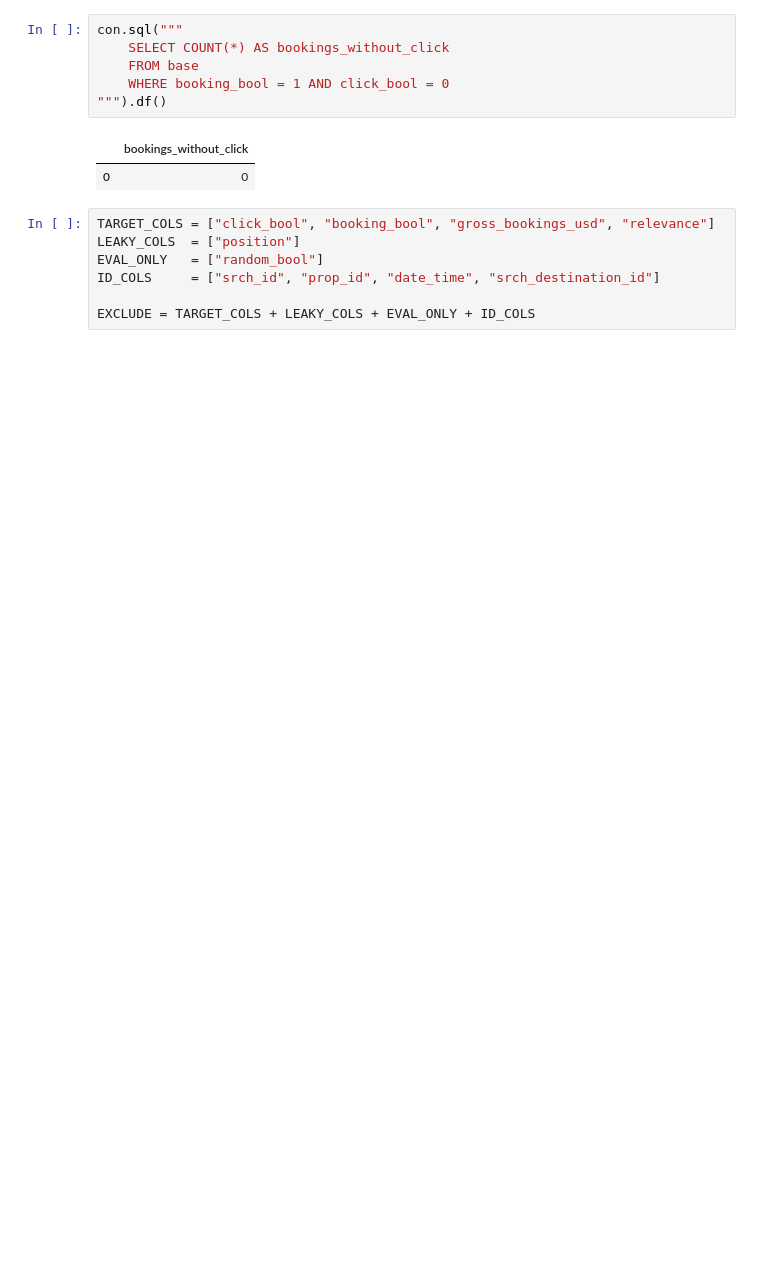
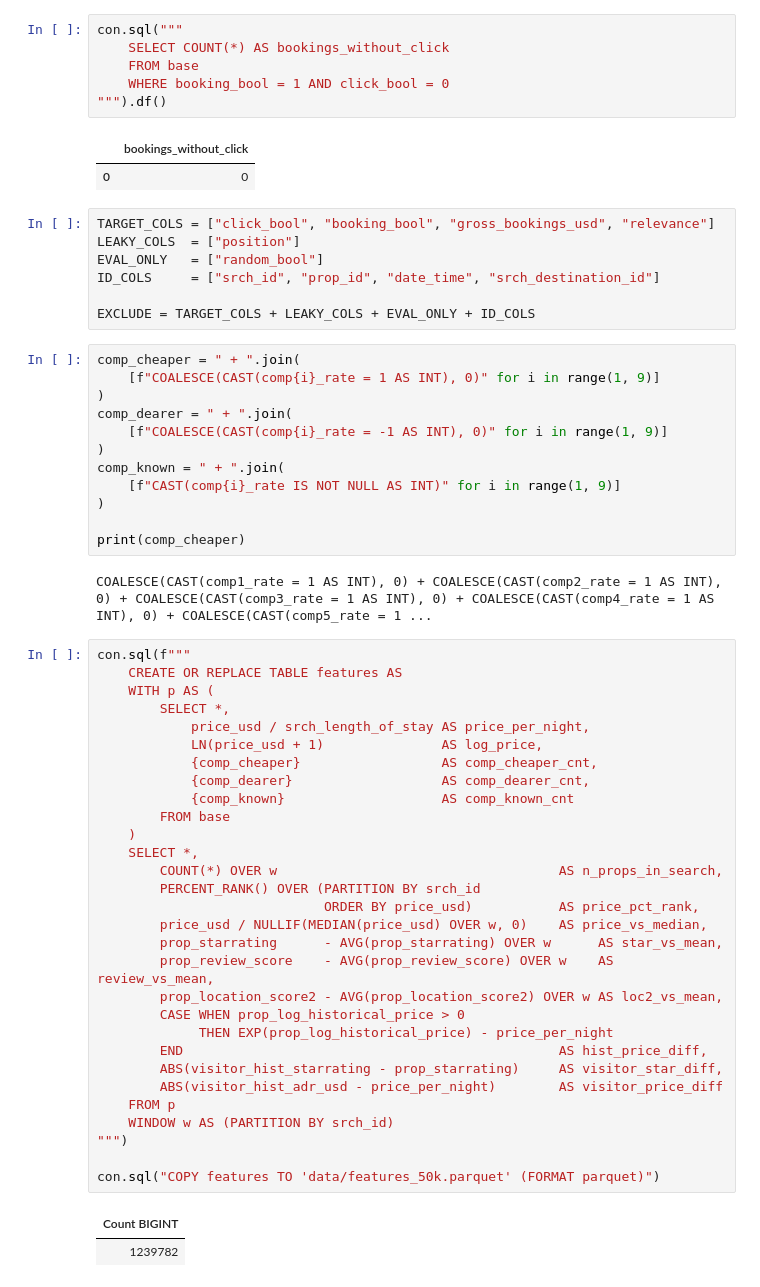
Before and after one commit to MuhammadAhmedMasood/expedia-ranking, a Jupyter notebook: 02_eda.ipynb, the cells around one changed output. Drawn from its saved outputs; the diff is of its cells as text; blank space fills up the shorter version.

```diff
--- a/02_eda.ipynb
+++ b/02_eda.ipynb
@@ -142,3 +166,50 @@ EVAL_ONLY   = ["random_bool"]
 ID_COLS     = ["srch_id", "prop_id", "date_time", "srch_destination_id"]
 
 EXCLUDE = TARGET_COLS + LEAKY_COLS + EVAL_ONLY + ID_COLS
+# %%
+comp_cheaper = " + ".join(
+    [f"COALESCE(CAST(comp{i}_rate = 1 AS INT), 0)" for i in range(1, 9)]
+)
+comp_dearer = " + ".join(
+    [f"COALESCE(CAST(comp{i}_rate = -1 AS INT), 0)" for i in range(1, 9)]
+)
+comp_known = " + ".join(
+    [f"CAST(comp{i}_rate IS NOT NULL AS INT)" for i in range(1, 9)]
+)
+
+print(comp_cheaper)
+# %% [output]
+COALESCE(CAST(comp1_rate = 1 AS INT), 0) + COALESCE(CAST(comp2_rate = 1 AS INT), 0) + COALESCE(CAST(comp3_rate = 1 AS INT), 0) + COALESCE(CAST(comp4_rate = 1 AS INT), 0) + COALESCE(CAST(comp5_rate = 1 ...
+# %%
+con.sql(f"""
+    CREATE OR REPLACE TABLE features AS
+    WITH p AS (
+        SELECT *,
+            price_usd / srch_length_of_stay AS price_per_night,
+            LN(price_usd + 1)               AS log_price,
+            {comp_cheaper}                  AS comp_cheaper_cnt,
+            {comp_dearer}                   AS comp_dearer_cnt,
+            {comp_known}                    AS comp_known_cnt
+        FROM base
+    )
+    SELECT *,
+        COUNT(*) OVER w                                    AS n_props_in_search,
+        PERCENT_RANK() OVER (PARTITION BY srch_id
+                             ORDER BY price_usd)           AS price_pct_rank,
+        price_usd / NULLIF(MEDIAN(price_usd) OVER w, 0)    AS price_vs_median,
+        prop_starrating      - AVG(prop_starrating) OVER w      AS star_vs_mean,
+        prop_review_score    - AVG(prop_review_score) OVER w    AS review_vs_mean,
+        prop_location_score2 - AVG(prop_location_score2) OVER w AS loc2_vs_mean,
+        CASE WHEN prop_log_historical_price > 0
+             THEN EXP(prop_log_historical_price) - price_per_night
+        END                                                AS hist_price_diff,
+        ABS(visitor_hist_starrating - prop_starrating)     AS visitor_star_diff,
+        ABS(visitor_hist_adr_usd - price_per_night)        AS visitor_price_diff
+    FROM p
+    WINDOW w AS (PARTITION BY srch_id)
+""")
+
+con.sql("COPY features TO 'data/features_50k.parquet' (FORMAT parquet)")
+# %% [output]
+| Count BIGINT |
+| 1239782 |
```
Also changed, not shown: parts of 12 cells of this notebook, 3 other files.
